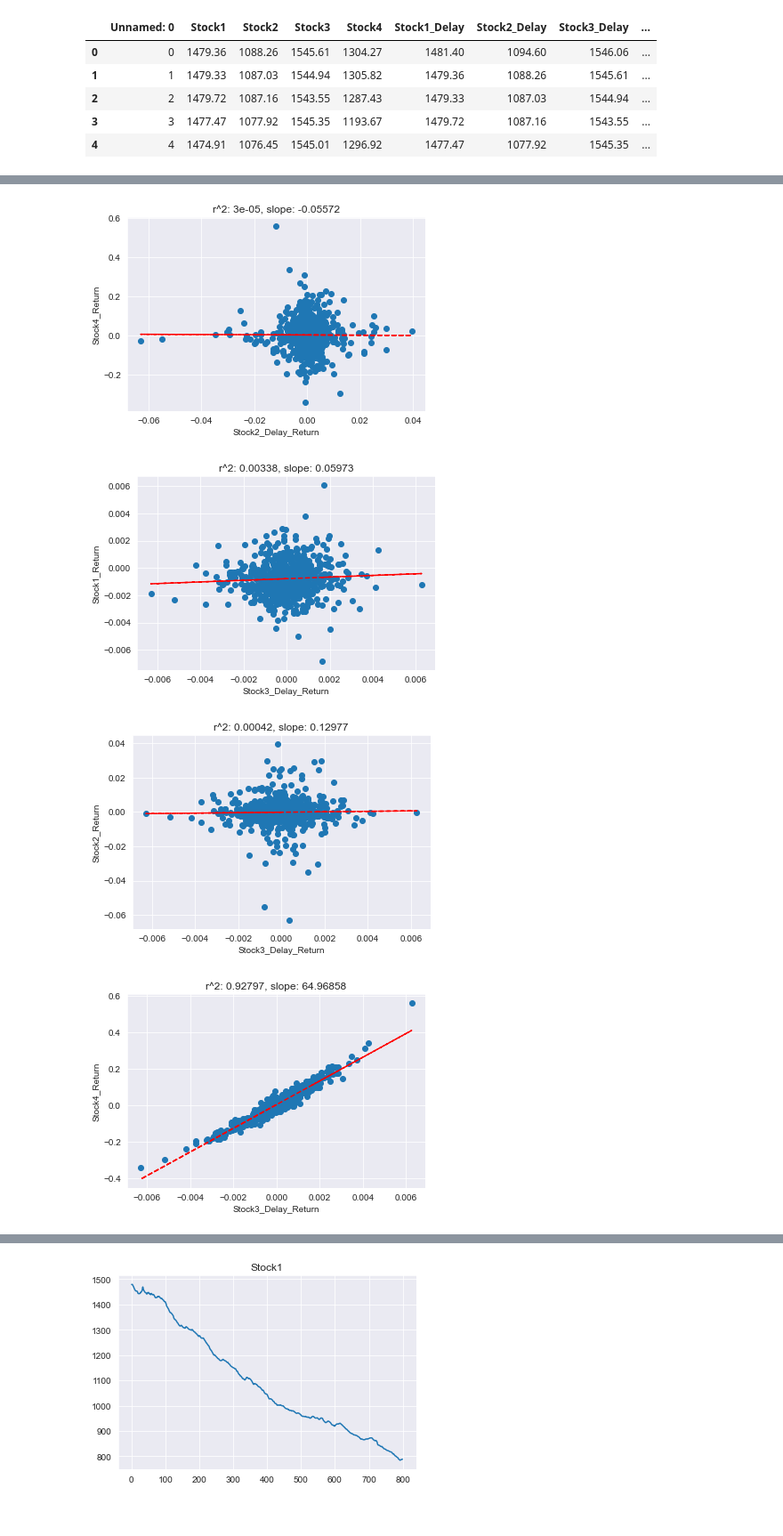
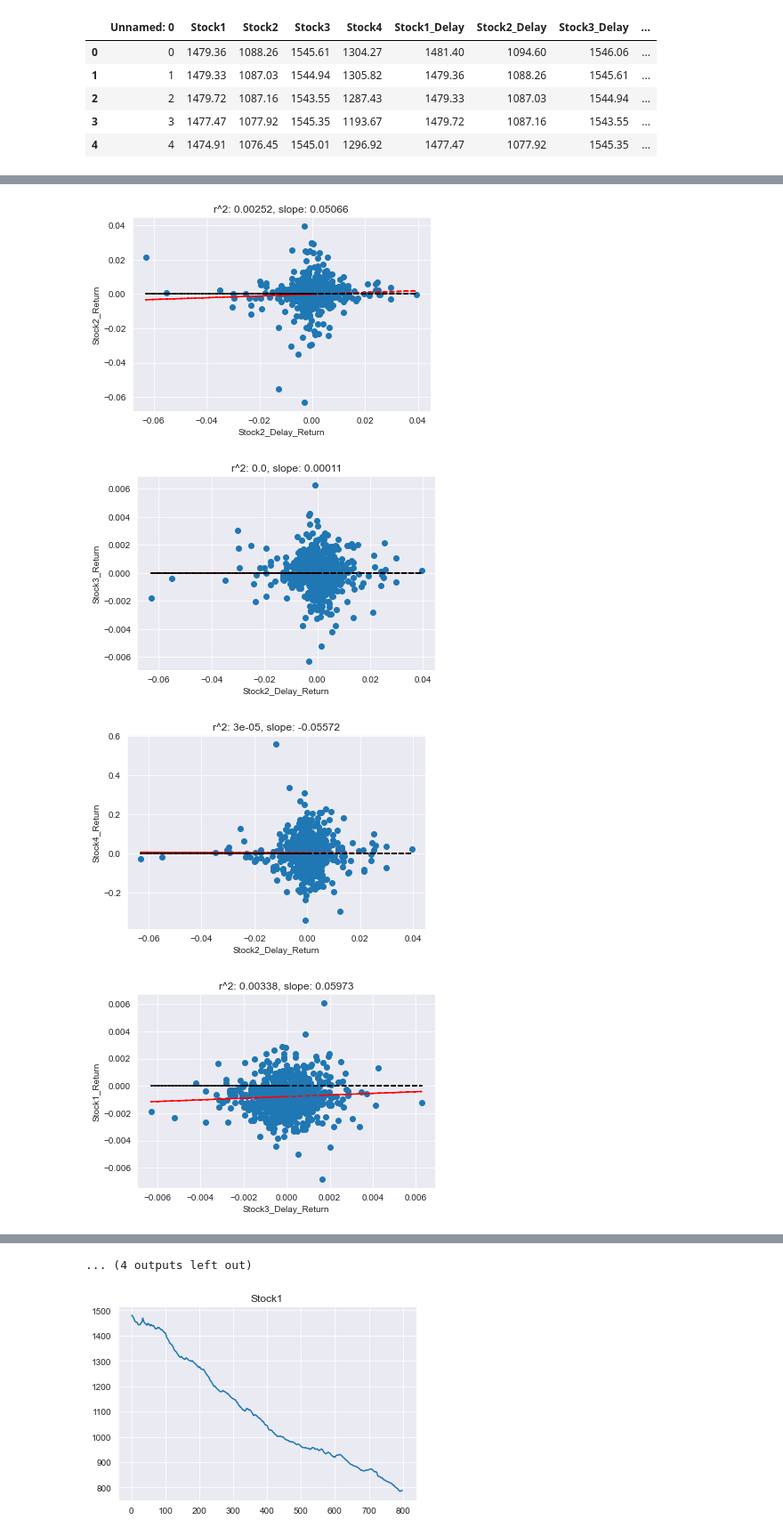
Before and after one commit to Meeeee6623/MFT_Team, a Jupyter notebook: intro_project/view_relationships.ipynb, the cells around one changed output, grey strips where cells are left out. Shown at 89% size. Drawn from its saved outputs; the diff is of its cells as text; code cells hidden in the pictures.

```diff
--- a/intro_project/view_relationships.ipynb
+++ b/intro_project/view_relationships.ipynb
@@ -42,7 +40,7 @@ import matplotlib.pyplot as plt
 
 for stock1 in ['Stock1_Delay_Return', 'Stock2_Delay_Return', 'Stock3_Delay_Return', 'Stock4_Delay_Return']:
     for stock2 in ['Stock1_Return', 'Stock2_Return', 'Stock3_Return', 'Stock4_Return']:
-        if stock1[:6] != stock2[:6]:
+        if stock1 != stock2:
             # # drop outliers
             # df = df[(np.abs(df[stock1] - df[stock1].mean()) <= (3 * df[stock1].std()))]
             # df = df[(np.abs(df[stock2] - df[stock2].mean()) <= (3 * df[stock2].std()))]
@@ -54,7 +52,13 @@ for stock1 in ['Stock1_Delay_Return', 'Stock2_Delay_Return', 'Stock3_Delay_Retur
             z = np.polyfit(df[stock1], df[stock2], 1)
             p = np.poly1d(z)
             plt.plot(df[stock1],p(df[stock1]),"r--")
+            # plot line at y=0
+            plt.plot(df[stock1], [0 for i in range(len(df[stock1]))], 'k--')
             # set title to r^2 value, slope
             plt.title(f'r^2: {round(np.corrcoef(df[stock1], df[stock2])[0, 1] ** 2, 5)}, slope: {round(z[0], 5)}')
+            # save graph
+            plt.savefig(f'plots/{stock1}_{stock2} .png')
+            # export line model
+
         plt.show()
 # %% [output]
@@ -66,4 +70,4 @@ for stock1 in ['Stock1_Delay_Return', 'Stock2_Delay_Return', 'Stock3_Delay_Retur
-[figure, old version]
+[figure, new version]
-[figure, old version]
+[figure, new version]
-[figure, old version]
+[figure, new version]
-[figure, old version]
+[figure, new version]
@@ -72,0 +77 @@ for stock1 in ['Stock1_Delay_Return', 'Stock2_Delay_Return', 'Stock3_Delay_Retur
+... (4 outputs left out)
```
Also changed, not shown: parts of 8 cells of this notebook, 3 other files.
